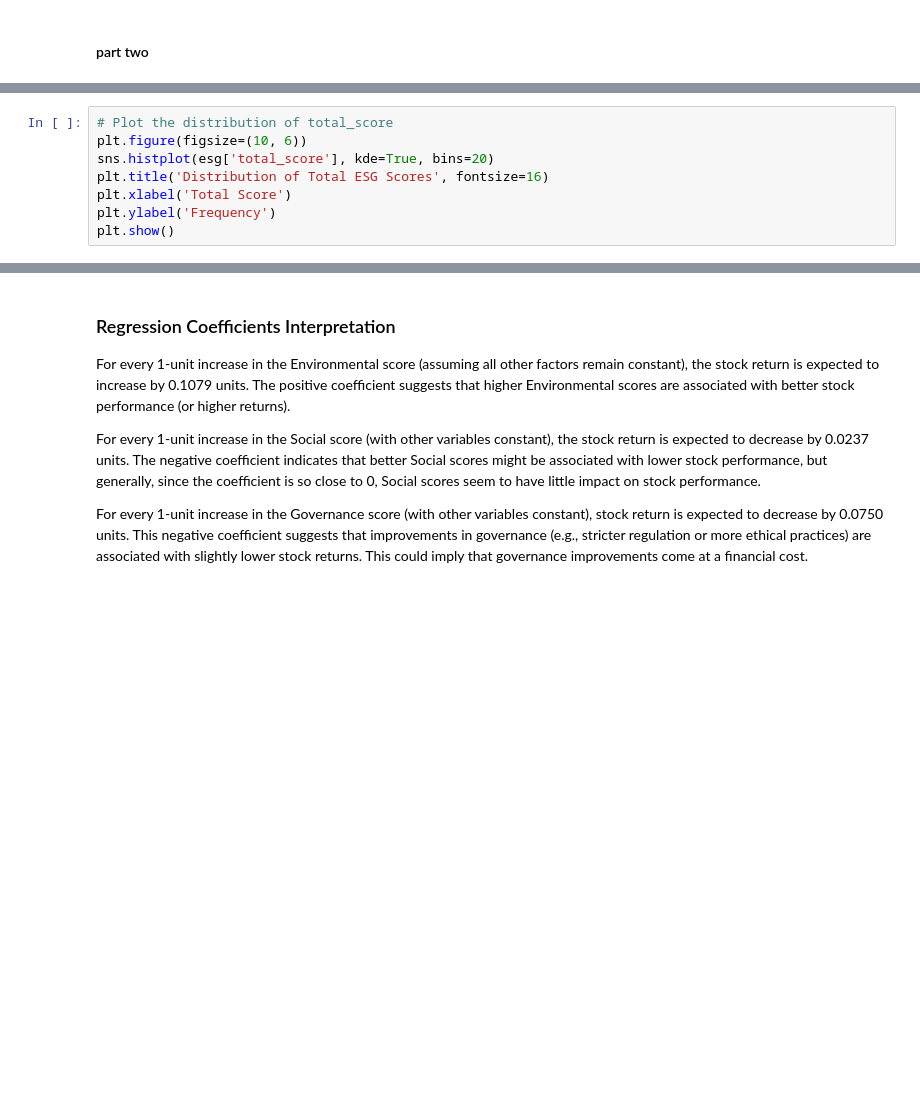
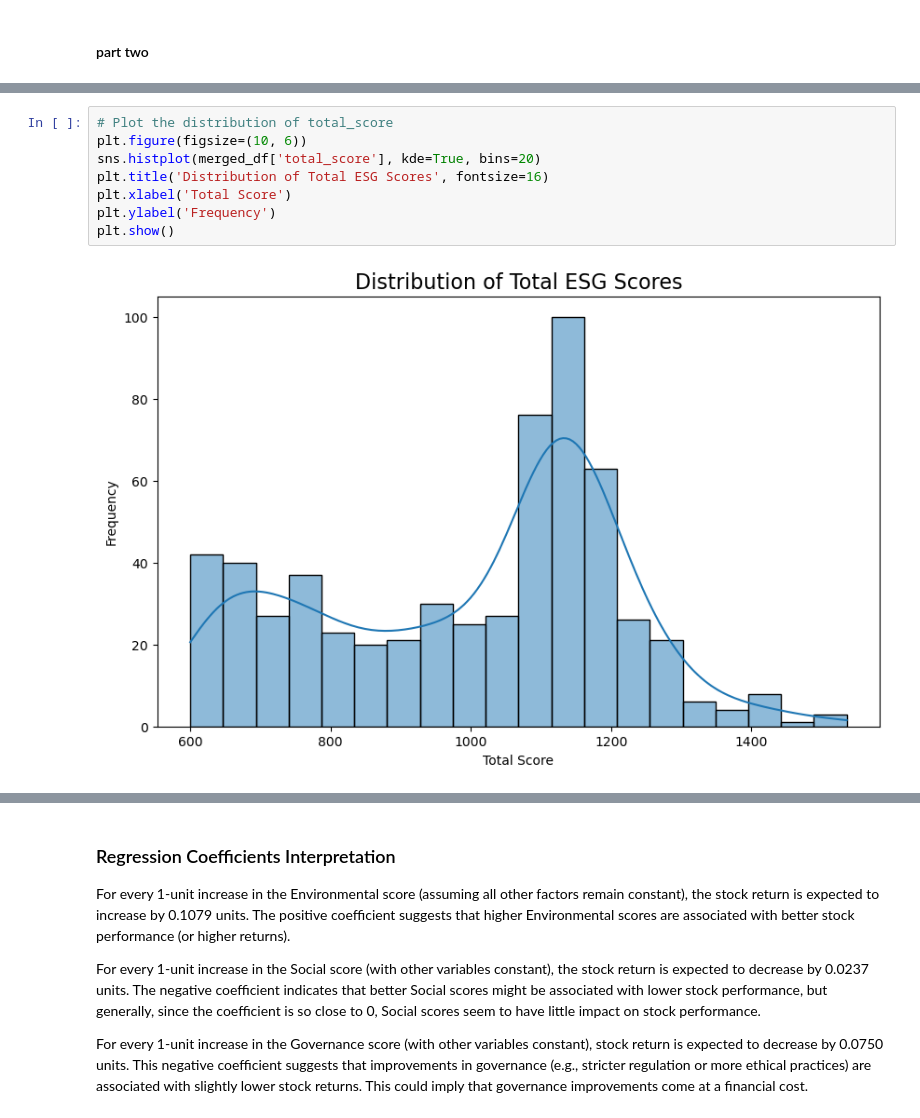
Before and after one commit to anushabishayee/info2950_finalproject, a Jupyter notebook: Phase2..ipynb, the cells around one changed output, grey strips where cells are left out. Drawn from its saved outputs; the diff is of its cells as text; blank space fills up the shorter version.

```diff
--- a/Phase2..ipynb
+++ b/Phase2..ipynb
@@ -667,11 +548,13 @@ plt.show()
 # %%
 # Plot the distribution of total_score
 plt.figure(figsize=(10, 6))
-sns.histplot(esg['total_score'], kde=True, bins=20)
+sns.histplot(merged_df['total_score'], kde=True, bins=20)
 plt.title('Distribution of Total ESG Scores', fontsize=16)
 plt.xlabel('Total Score')
 plt.ylabel('Frequency')
 plt.show()
+# %% [output]
+[figure, added]
 # %%
 #Boxplot of Total Scores by Total Grade
 plt.figure(figsize=(12, 6))
```
Also changed, not shown: parts of 21 cells of this notebook.
